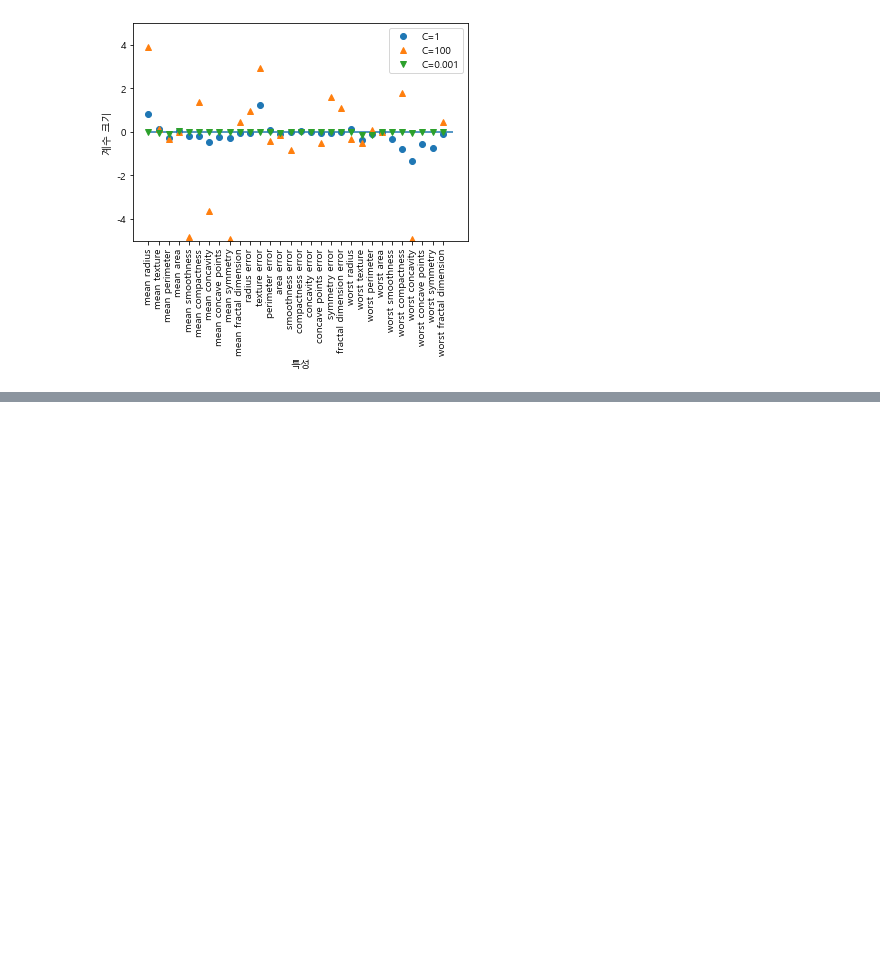
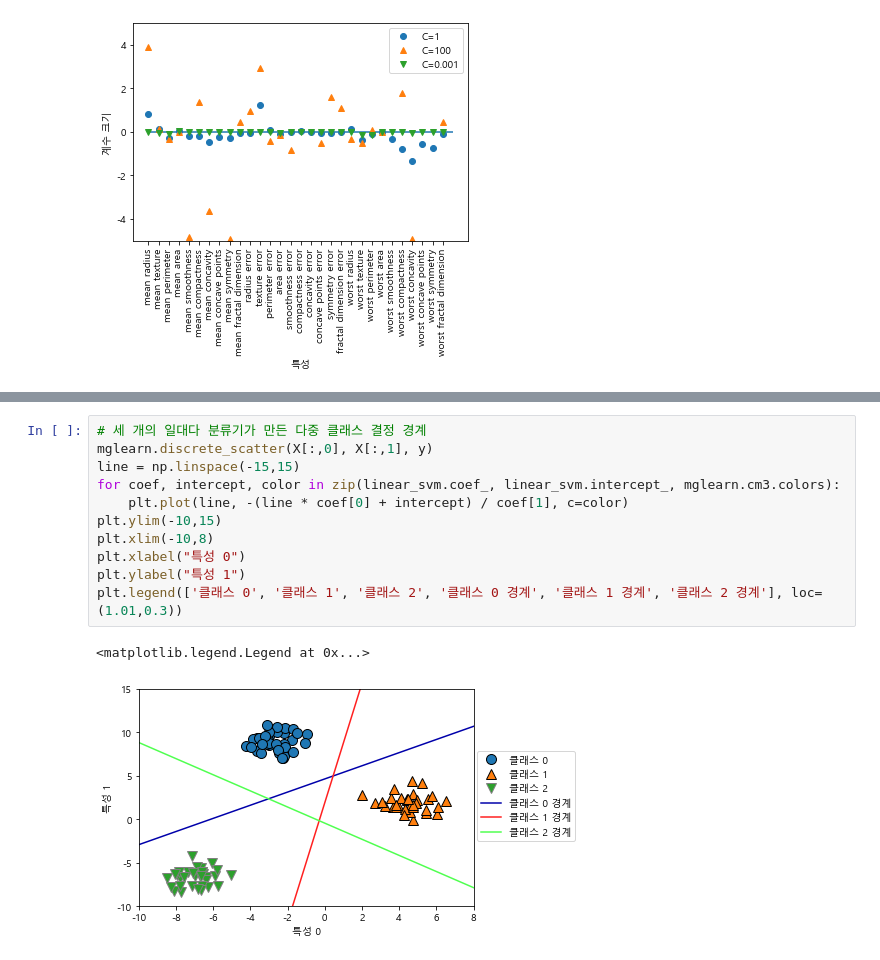
Before and after one commit to jeenuu/Machine-Learning-with-Python, a Jupyter notebook: chapter_2/2.3 Supervised_Machine_Learning_Algorithms.ipynb, the cells around one changed output, grey strips where cells are left out. Saved outputs shown, nothing was run; the diff lists cells and outputs as text; blank space fills up the shorter version.

```diff
--- a/chapter_2/2.3 Supervised_Machine_Learning_Algorithms.ipynb
+++ b/chapter_2/2.3 Supervised_Machine_Learning_Algorithms.ipynb
@@ -479,0 +515,14 @@ C=100.000인 l1 로지스틱 회귀의 테스트 정확도: 0.98
+# %%
+# 세 개의 일대다 분류기가 만든 다중 클래스 결정 경계
+mglearn.discrete_scatter(X[:,0], X[:,1], y)
+line = np.linspace(-15,15)
+for coef, intercept, color in zip(linear_svm.coef_, linear_svm.intercept_, mglearn.cm3.colors):
+    plt.plot(line, -(line * coef[0] + intercept) / coef[1], c=color)
+plt.ylim(-10,15)
+plt.xlim(-10,8)
+plt.xlabel("특성 0")
+plt.ylabel("특성 1")
+plt.legend(['클래스 0', '클래스 1', '클래스 2', '클래스 0 경계', '클래스 1 경계', '클래스 2 경계'], loc=(1.01,0.3))
+# %% [output]
+<matplotlib.legend.Legend at 0x...>
+[figure, added]
```
Also changed, not shown: parts of 12 cells of this notebook.
